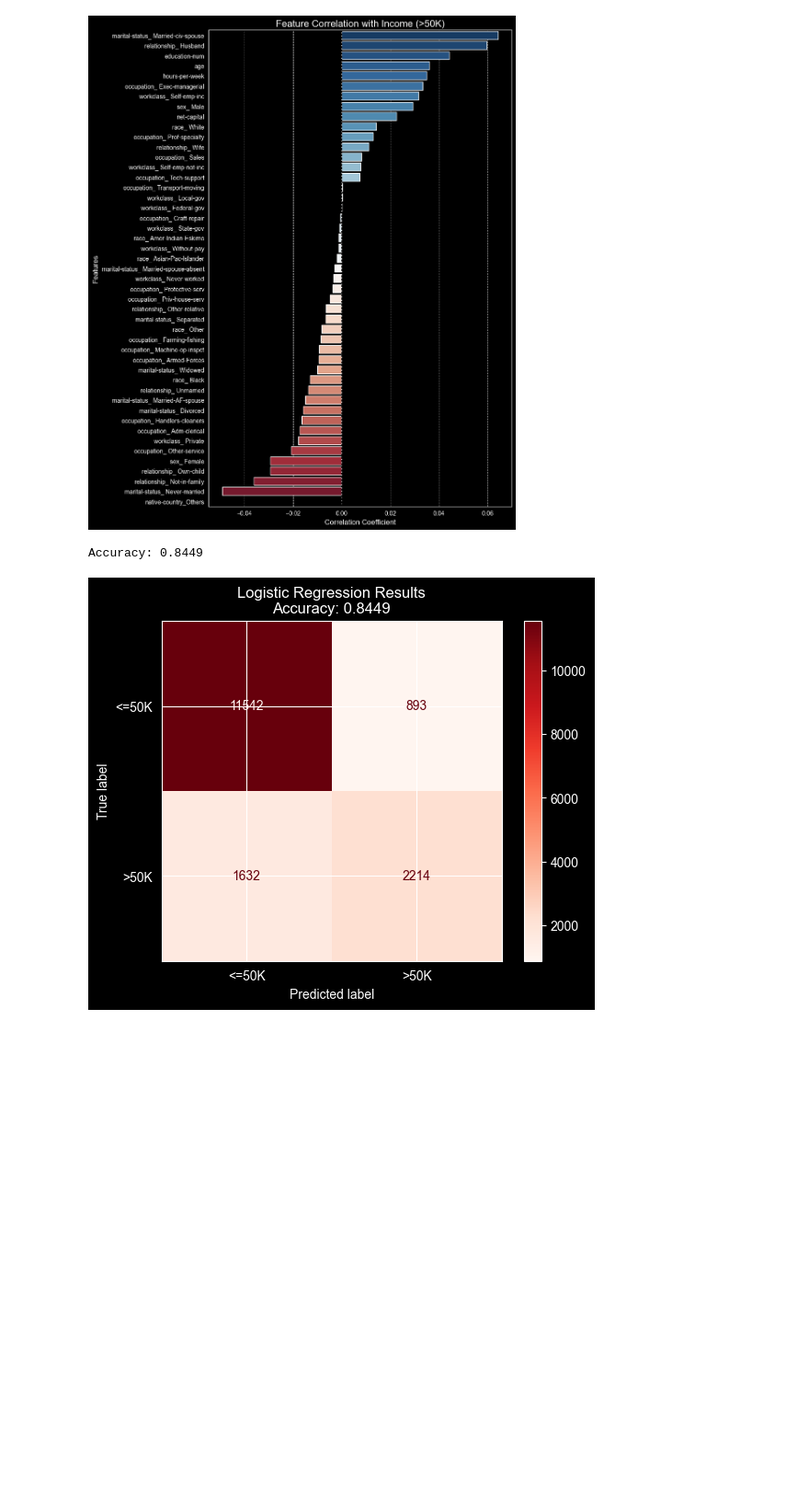
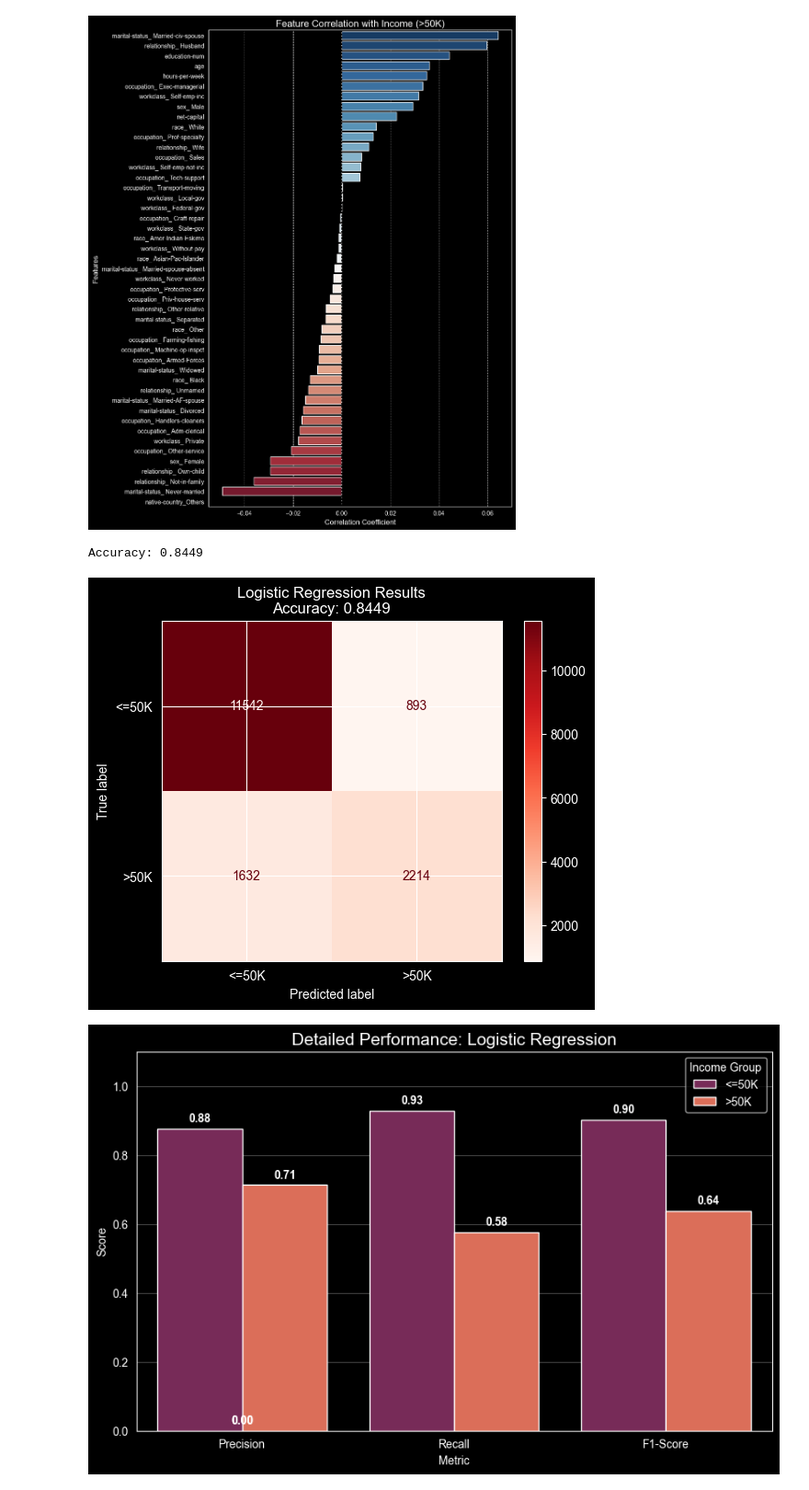
Before and after one commit to YoussefBarakat05/Income-Prediction, a Jupyter notebook: main.ipynb, the cells around one changed output. Shown at 92% size. Drawn from its saved outputs; the diff is of its cells as text; code cells hidden in the pictures; blank space fills up the shorter version.

Commit message:
Added function to display precision, recall and f1 score

```diff
--- a/main.ipynb
+++ b/main.ipynb
@@ -230,24 +232,62 @@ def plot_model_results(y_true, y_pred, model_name):
 
     plt.title(f'{model_name} Results\nAccuracy: {acc:.4f}')
     plt.show()
+# %%
+#Function to display f1 score, precision and recall
+
+def plot_detailed_metrics(y_true, y_pred, model_name):
+
+    precision, recall, f1, _ = precision_recall_fscore_support(y_true, y_pred, average=None) #n7ot values el scores 3nd el <=50k w >50k f variables, none 3shan teraga3 aktar mn value hena 2 values
+
+    #labels 3shan el marsoom yb2a mafhoom
+    classes = ['<=50K', '>50K']
+    metrics = ['Precision', 'Recall', 'F1-Score']
+
+    data = {
+        'Metric': metrics * 2, #list fiha 2 mn kol metric
+        'Score': np.concatenate([[precision[0], recall[0], f1[0]], [precision[1], recall[1], f1[1]]]),
+        'Income Class': [classes[0]] * 3 + [classes[1]] * 3
+    }
+    df_plot = pd.DataFrame(data)
+
+    # Create the grouped bar chart
+    plt.figure(figsize=(10, 6))
+    ax = sns.barplot(data=df_plot, x='Metric', y='Score', hue='Income Class', palette='rocket')
+
+    # 7at el scores fo2 kol bar
+    for p in ax.patches:
+        ax.annotate(f'{p.get_height():.2f}',
+                    (p.get_x() + p.get_width() / 2., p.get_height()),
+                    ha = 'center', va = 'center',
+                    xytext = (0, 9),
+                    textcoords = 'offset points',
+                    fontsize=10, fontweight='bold')
+
+    plt.title(f'Detailed Performance: {model_name}', fontsize=15)
+    plt.ylim(0, 1.1)
+    plt.legend(title='Income Group', loc='upper right')
+    plt.grid(axis='y', alpha=0.3)
+    plt.show()
 # %%
 # Logistic Model
 
 # 1. Train the model
 model = LogisticRegression(max_iter=10000)
 model.fit(x_train, y_train)
 
 # 2. Predict
 y_pred = model.predict(x_test)
 
 # 3. Accuracy
 print(f"Accuracy: {accuracy_score(y_test, y_pred):.4f}")
 
 #v 4. Visualization
 plot_model_results(y_test, y_pred, "Logistic Regression")
+plot_detailed_metrics(y_test, y_pred, "Logistic Regression")
 # %% [output]
 Accuracy: 0.8449
 [figure]
+[figure, added]
 # %%
 # SVM Model
 
```
Also changed, not shown: parts of 5 cells of this notebook.
